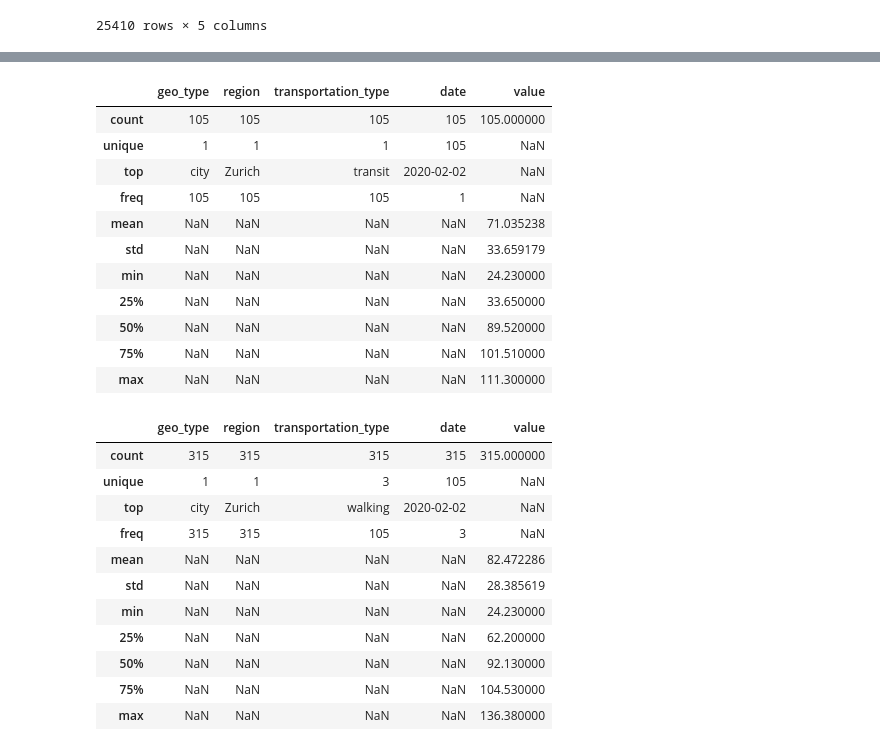
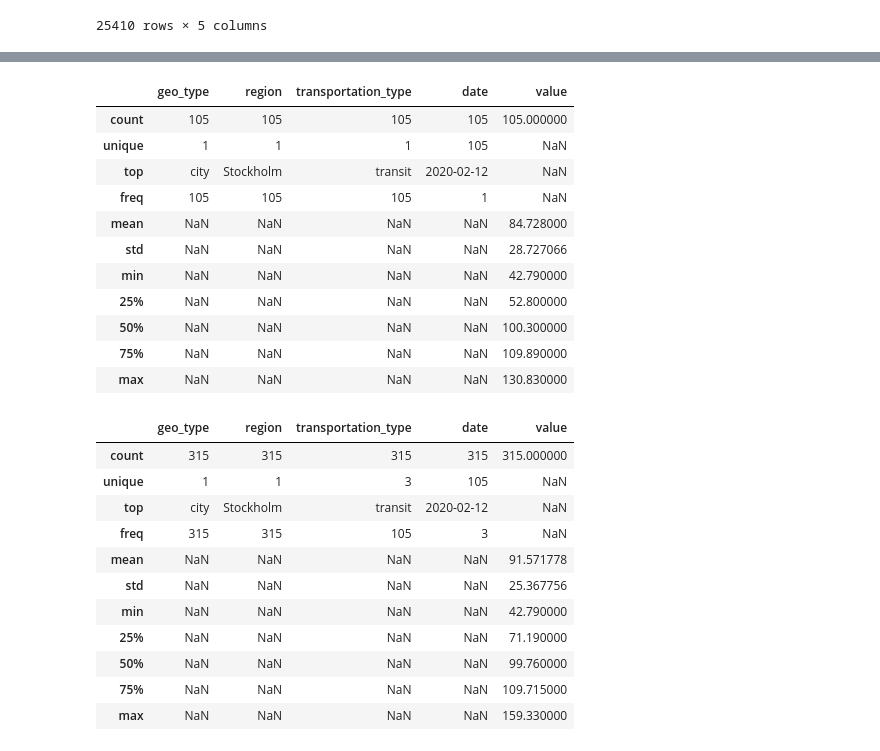
Before and after one commit to rockhound03/CovidDataExplore, a Jupyter notebook: Covid_analytics.ipynb, the cells around one changed output, grey strips where cells are left out. Saved outputs shown, nothing was run; the diff lists cells and outputs as text; code cells hidden in the pictures.

```diff
--- a/Covid_analytics.ipynb
+++ b/Covid_analytics.ipynb
@@ -229,7 +245,7 @@ city_df
 | 41474 | city | Zurich | walking | 2020-04-26 | 74.29 |
 25410 rows × 5 columns
 # %%
-zurich = city_df.loc[city_df['region'] == "Zurich"]
-zurich
+indy_location = city_df.loc[city_df['region'] == "Stockholm"]
+indy_location
 # %% [output]
 |  | geo_type | region | transportation_type | date | value |
@@ -282,33 +298,33 @@ zurich_moving[1].describe(include='all')
 # %%
-zurich_moving[2].describe(include='all')
+indy_location_moving[2].describe(include='all')
 # %% [output]
 |  | geo_type | region | transportation_type | date | value |
 | count | 105 | 105 | 105 | 105 | 105.000000 |
 | unique | 1 | 1 | 1 | 105 | NaN |
-| top | city | Zurich | transit | 2020-02-02 | NaN |
+| top | city | Stockholm | transit | 2020-02-12 | NaN |
 | freq | 105 | 105 | 105 | 1 | NaN |
-| mean | NaN | NaN | NaN | NaN | 71.035238 |
-| std | NaN | NaN | NaN | NaN | 33.659179 |
-| min | NaN | NaN | NaN | NaN | 24.230000 |
-| 25% | NaN | NaN | NaN | NaN | 33.650000 |
-| 50% | NaN | NaN | NaN | NaN | 89.520000 |
-| 75% | NaN | NaN | NaN | NaN | 101.510000 |
-| max | NaN | NaN | NaN | NaN | 111.300000 |
+| mean | NaN | NaN | NaN | NaN | 84.728000 |
+| std | NaN | NaN | NaN | NaN | 28.727066 |
+| min | NaN | NaN | NaN | NaN | 42.790000 |
+| 25% | NaN | NaN | NaN | NaN | 52.800000 |
+| 50% | NaN | NaN | NaN | NaN | 100.300000 |
+| 75% | NaN | NaN | NaN | NaN | 109.890000 |
+| max | NaN | NaN | NaN | NaN | 130.830000 |
 # %%
-zurich.describe(include='all')
+indy_location.describe(include='all')
 # %% [output]
 |  | geo_type | region | transportation_type | date | value |
 | count | 315 | 315 | 315 | 315 | 315.000000 |
 | unique | 1 | 1 | 3 | 105 | NaN |
-| top | city | Zurich | walking | 2020-02-02 | NaN |
+| top | city | Stockholm | transit | 2020-02-12 | NaN |
 | freq | 315 | 315 | 105 | 3 | NaN |
-| mean | NaN | NaN | NaN | NaN | 82.472286 |
-| std | NaN | NaN | NaN | NaN | 28.385619 |
-| min | NaN | NaN | NaN | NaN | 24.230000 |
-| 25% | NaN | NaN | NaN | NaN | 62.200000 |
-| 50% | NaN | NaN | NaN | NaN | 92.130000 |
-| 75% | NaN | NaN | NaN | NaN | 104.530000 |
-| max | NaN | NaN | NaN | NaN | 136.380000 |
+| mean | NaN | NaN | NaN | NaN | 91.571778 |
+| std | NaN | NaN | NaN | NaN | 25.367756 |
+| min | NaN | NaN | NaN | NaN | 42.790000 |
+| 25% | NaN | NaN | NaN | NaN | 71.190000 |
+| 50% | NaN | NaN | NaN | NaN | 99.760000 |
+| 75% | NaN | NaN | NaN | NaN | 109.715000 |
+| max | NaN | NaN | NaN | NaN | 159.330000 |
 # %%
 
 ref_date = []
```
Also changed, not shown: parts of 30 cells of this notebook.
